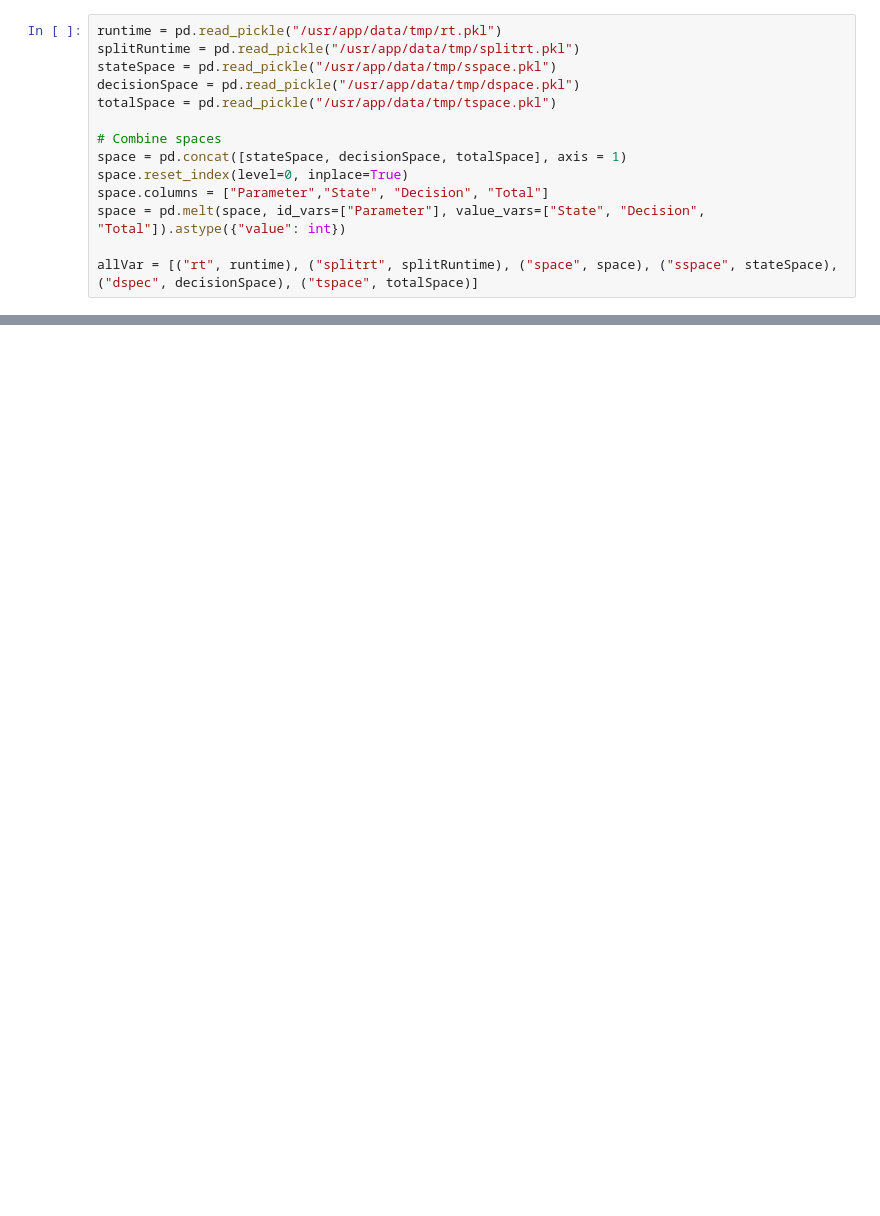
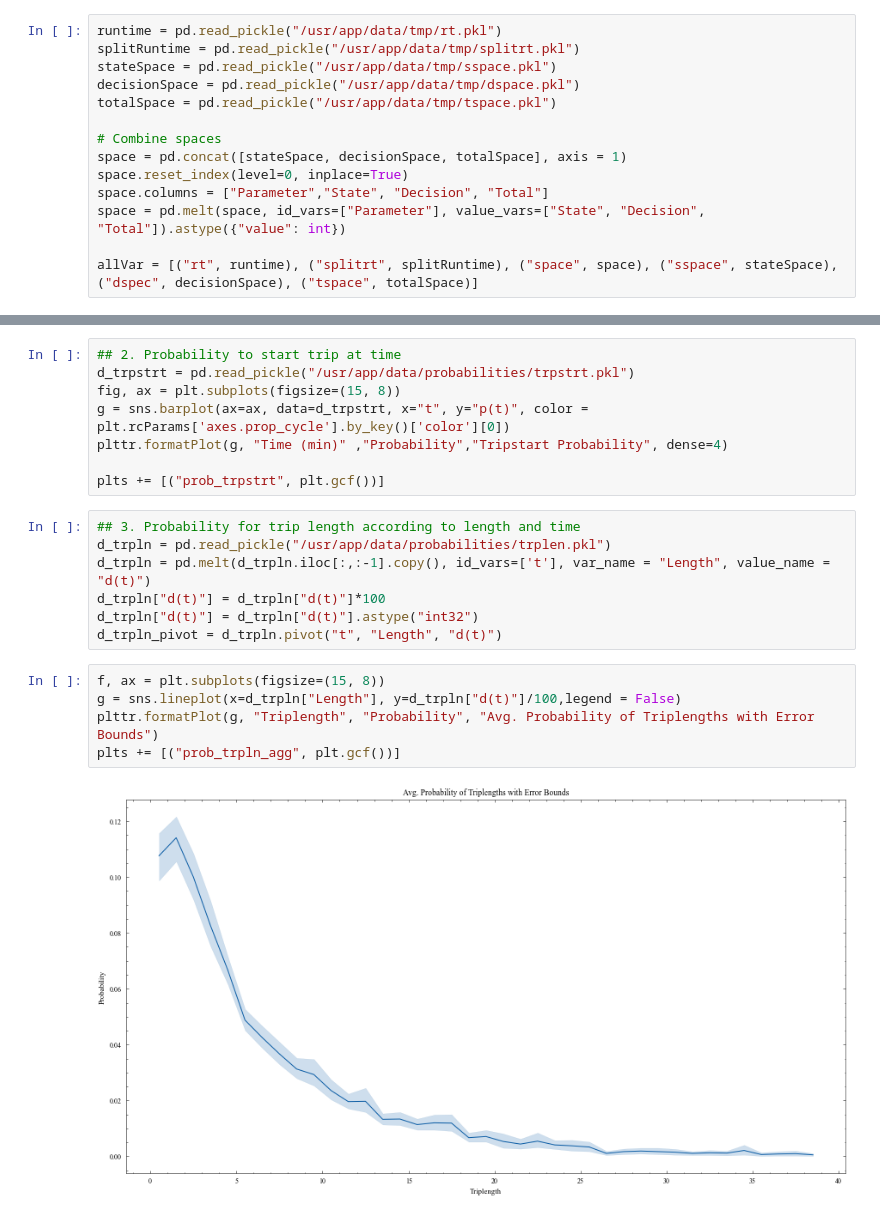
Before and after one commit to thummelt/master-thesis, a Jupyter notebook: code/src/Visualization.ipynb, the cells around one changed output, grey strips where cells are left out. Cells and saved outputs as stored; diff of their text form; blank space fills up the shorter version.

```diff
--- a/code/src/Visualization.ipynb
+++ b/code/src/Visualization.ipynb
@@ -57,0 +81,22 @@ adp - 2
+# %%
+## 2. Probability to start trip at time
+d_trpstrt = pd.read_pickle("/usr/app/data/probabilities/trpstrt.pkl")
+fig, ax = plt.subplots(figsize=(15, 8))
+g = sns.barplot(ax=ax, data=d_trpstrt, x="t", y="p(t)", color = plt.rcParams['axes.prop_cycle'].by_key()['color'][0])
+plttr.formatPlot(g, "Time (min)" ,"Probability","Tripstart Probability", dense=4)
+
+plts += [("prob_trpstrt", plt.gcf())]
+# %%
+## 3. Probability for trip length according to length and time
+d_trpln = pd.read_pickle("/usr/app/data/probabilities/trplen.pkl")
+d_trpln = pd.melt(d_trpln.iloc[:,:-1].copy(), id_vars=['t'], var_name = "Length", value_name = "d(t)")
+d_trpln["d(t)"] = d_trpln["d(t)"]*100
+d_trpln["d(t)"] = d_trpln["d(t)"].astype("int32")
+d_trpln_pivot = d_trpln.pivot("t", "Length", "d(t)")
+# %%
+f, ax = plt.subplots(figsize=(15, 8))
+g = sns.lineplot(x=d_trpln["Length"], y=d_trpln["d(t)"]/100,legend = False)
+plttr.formatPlot(g, "Triplength", "Probability", "Avg. Probability of Triplengths with Error Bounds")
+plts += [("prob_trpln_agg", plt.gcf())]
+# %% [output]
+[figure, added]
```
Also changed, not shown: parts of 15 cells of this notebook, 9 other files.
